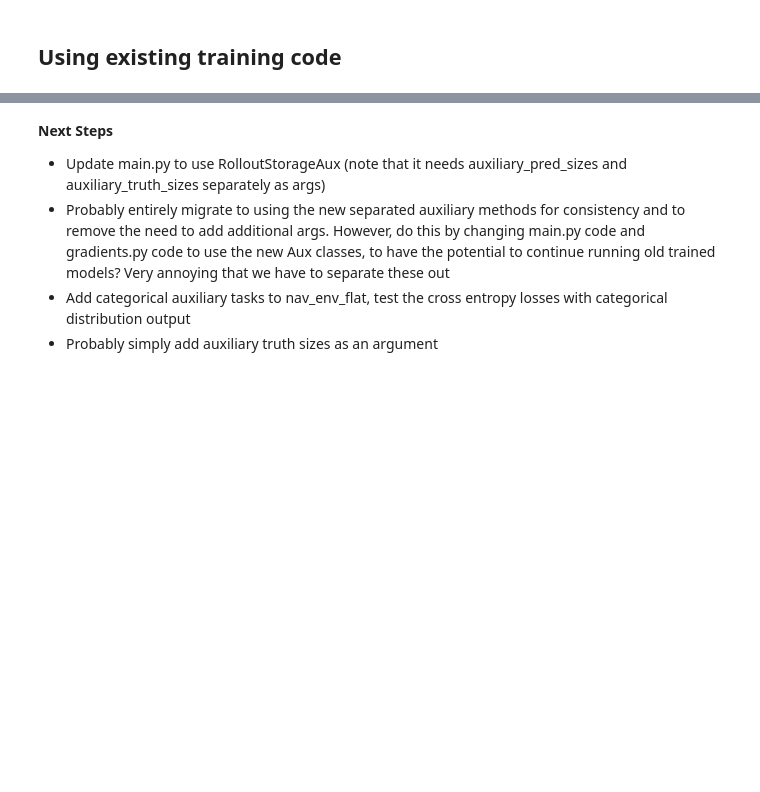
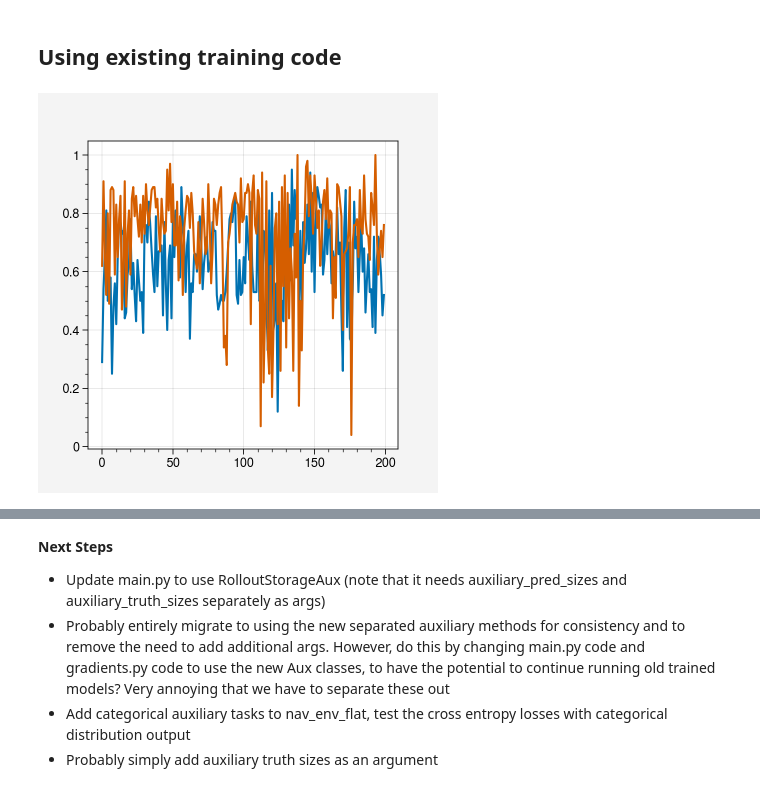
Before and after one commit to liuandrew/training-rl-algo, a Jupyter notebook: write_and_test/manual_testing.ipynb, the cells around one changed output, grey strips where cells are left out. Saved outputs shown, nothing was run; the diff lists cells and outputs as text; code cells hidden in the pictures; blank space fills up the shorter version.

```diff
--- a/write_and_test/manual_testing.ipynb
+++ b/write_and_test/manual_testing.ipynb
@@ -1000,0 +1121,5 @@ for j in tqdm(range(num_updates)):
+# %%
+for i in range(len(env_kwargs['auxiliary_tasks'])):
+    plt.plot(accuracies[i])
+# %% [output]
+[figure, added]
```
Also changed, not shown: parts of 24 cells of this notebook, 5 other files.
